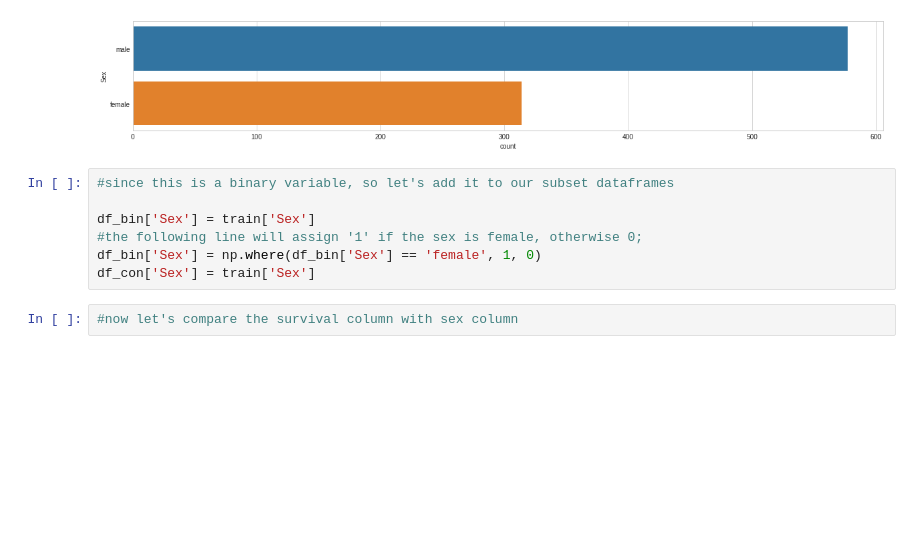
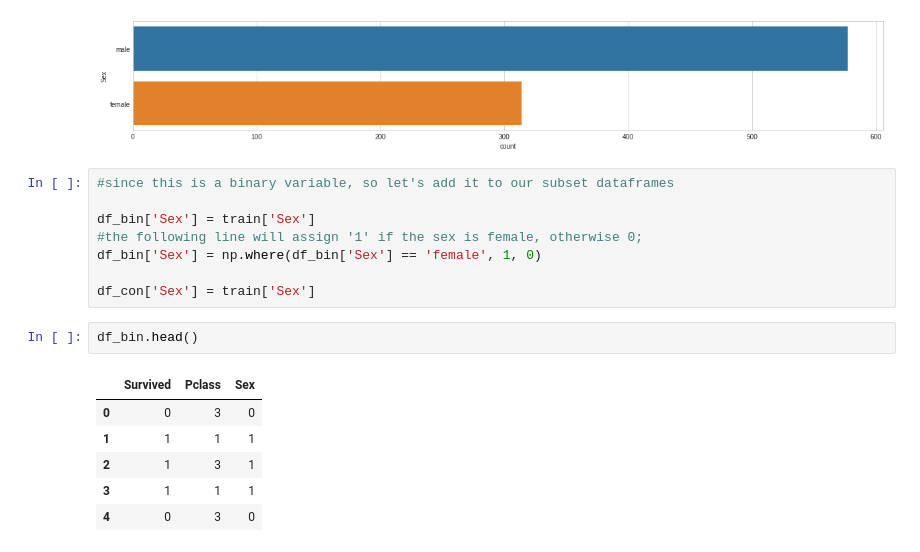
Before and after one commit to shubham-singh-ss/Titanic-ML, a Jupyter notebook: Titanic survivers.ipynb, the cells around one changed output. Cells and saved outputs as stored; diff of their text form; blank space fills up the shorter version.

```diff
--- a/Titanic survivers.ipynb
+++ b/Titanic survivers.ipynb
@@ -257,6 +257,14 @@ Name: Sex, dtype: int64
 df_bin['Sex'] = train['Sex']
 #the following line will assign '1' if the sex is female, otherwise 0;
 df_bin['Sex'] = np.where(df_bin['Sex'] == 'female', 1, 0)
+
 df_con['Sex'] = train['Sex']
-# %%
-#now let's compare the survival column with sex column
+# %%
+df_bin.head()
+# %% [output]
+|  | Survived | Pclass | Sex |
+| 0 | 0 | 3 | 0 |
+| 1 | 1 | 1 | 1 |
+| 2 | 1 | 3 | 1 |
+| 3 | 1 | 1 | 1 |
+| 4 | 0 | 3 | 0 |
```
Also changed, not shown: parts of 1 cell of this notebook.
